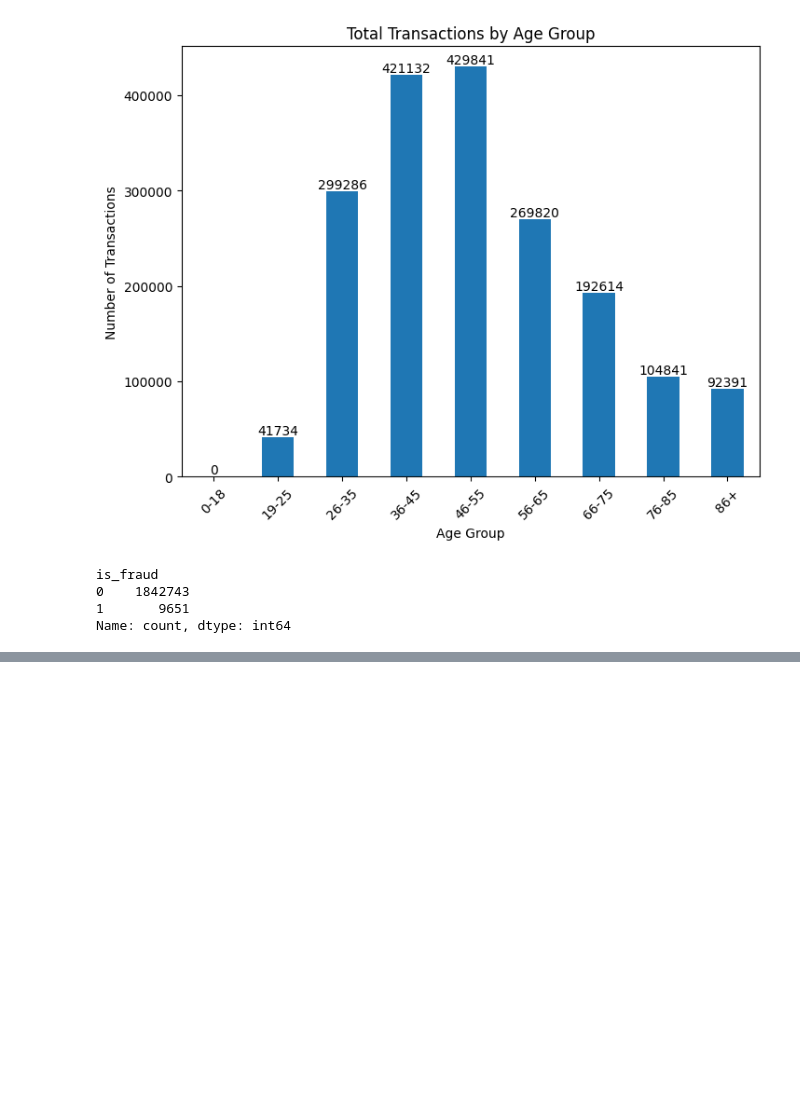
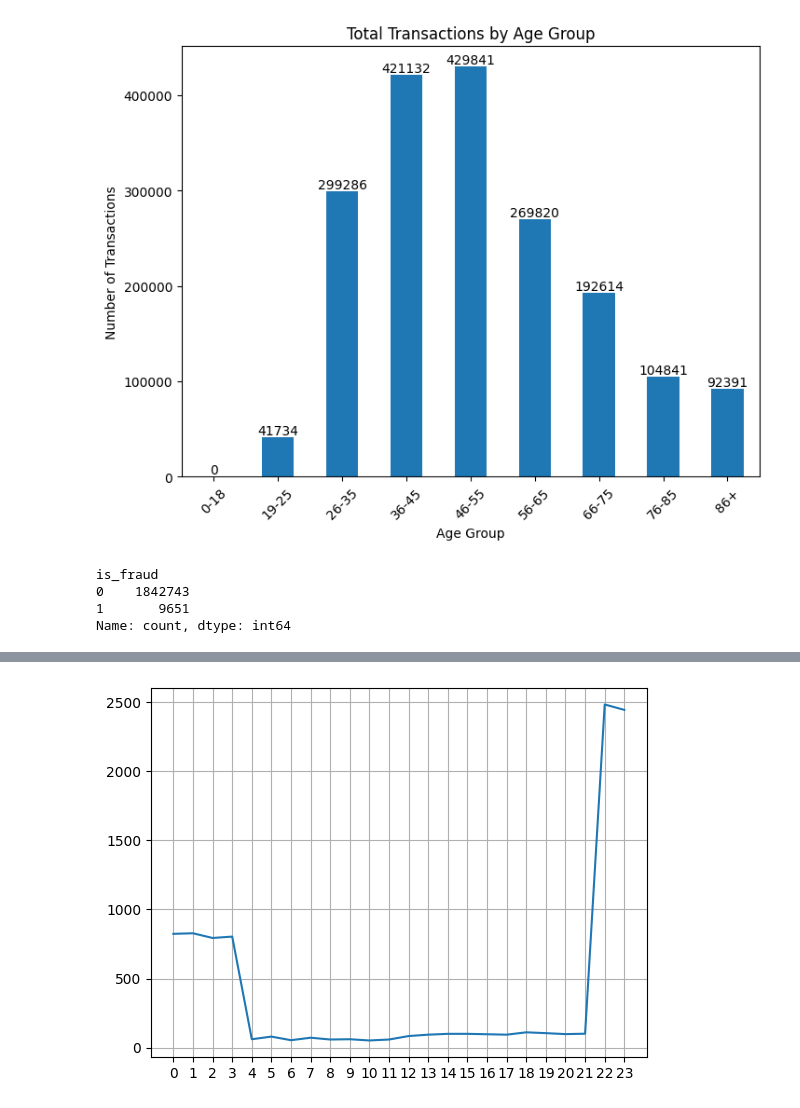
Before and after one commit to newguy7/DataScienceProjects, a Jupyter notebook: Credit_Card_Transactions_Fraud_Detection.ipynb, the cells around one changed output, grey strips where cells are left out. Saved outputs shown, nothing was run; the diff lists cells and outputs as text; code cells hidden in the pictures; blank space fills up the shorter version.

```diff
--- a/Credit_Card_Transactions_Fraud_Detection.ipynb
+++ b/Credit_Card_Transactions_Fraud_Detection.ipynb
@@ -312,0 +392,5 @@ clean_df.head()
+# %%
+# Filter the DataFrame for fraudulent transactions and count the occurrences of each hour
+fraud_trans = clean_df[clean_df['is_fraud']==1]['hour'].value_counts()
+fraud_trans = fraud_trans.sort_index()
+fraud_trans
@@ -312,0 +415,7 @@ clean_df.head()
+# %%
+plt.plot(fraud_trans.index, fraud_trans.values)
+plt.xticks(fraud_trans.index)
+plt.grid()
+plt.show()
+# %% [output]
+[figure, added]
```
Also changed, not shown: parts of 14 cells of this notebook.
